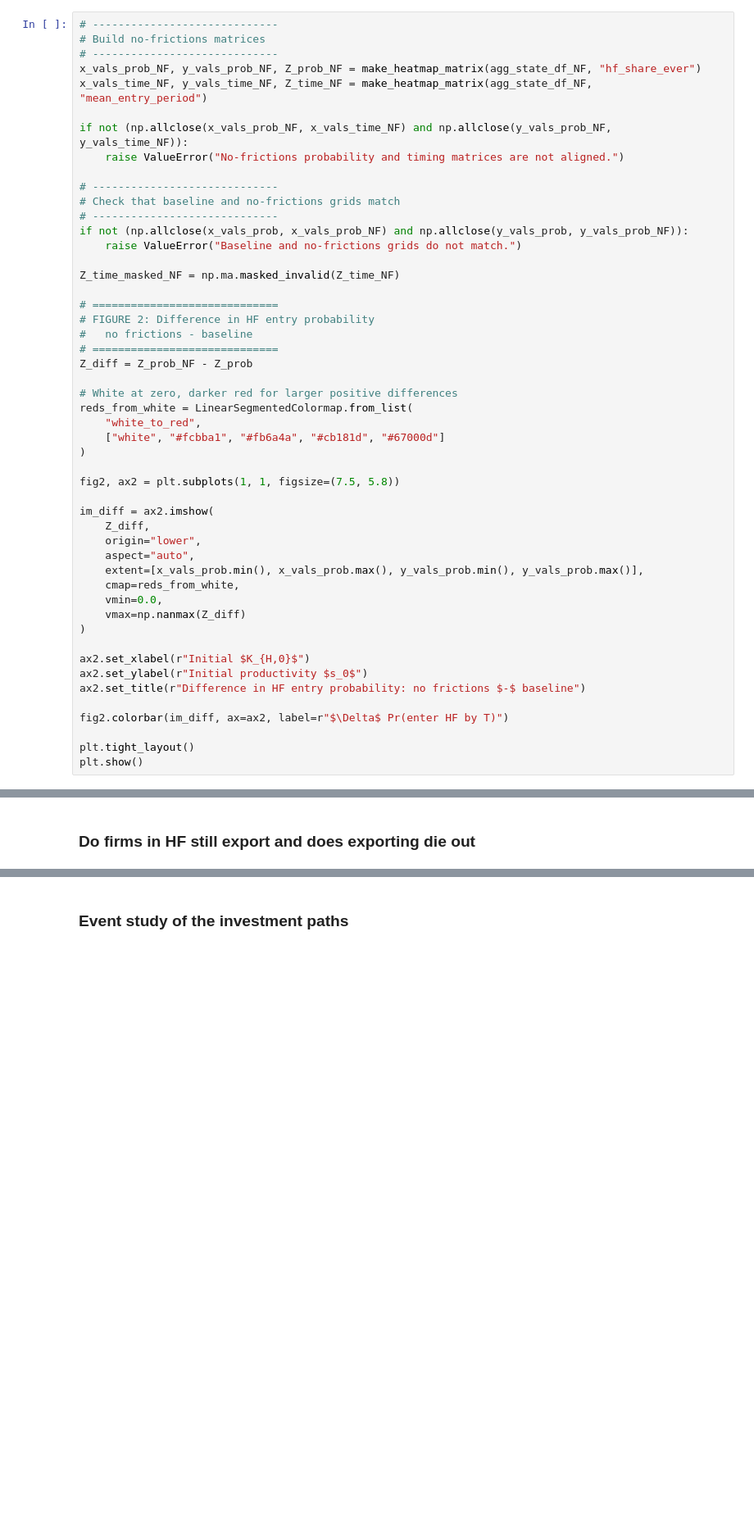
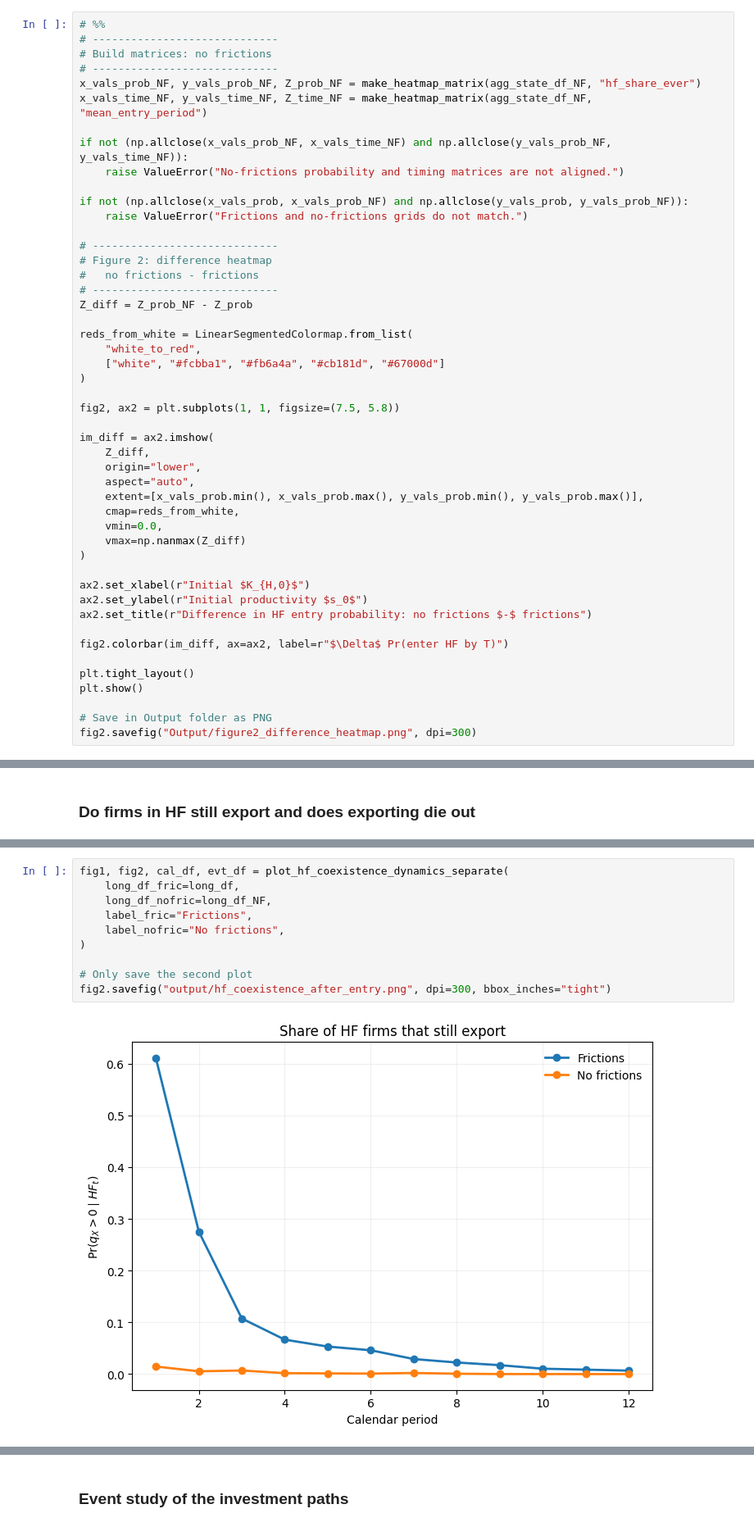
Before and after one commit to madlab404/Firm_relocation, a Jupyter notebook: Toy_model_finite_T_v2.ipynb, the cells around one changed output, grey strips where cells are left out. Shown at 82% size. Cells and saved outputs as stored; diff of their text form; blank space fills up the shorter version.

Commit message:
This commit is before the change in investment frictions specifications.
In addition, an output folder has been created for storing figures

```diff
--- a/Toy_model_finite_T_v2.ipynb
+++ b/Toy_model_finite_T_v2.ipynb
@@ -1566,9 +1921,10 @@ plt.show()
 2. Distribution of entry periods among entrants
 3. Cumulative entry probability
 4. Hazard rate
+# %%
 # %%
 # -----------------------------
-# Build no-frictions matrices
+# Build matrices: no frictions
 # -----------------------------
 x_vals_prob_NF, y_vals_prob_NF, Z_prob_NF = make_heatmap_matrix(agg_state_df_NF, "hf_share_ever")
 x_vals_time_NF, y_vals_time_NF, Z_time_NF = make_heatmap_matrix(agg_state_df_NF, "mean_entry_period")
@@ -1576,21 +1932,15 @@ x_vals_time_NF, y_vals_time_NF, Z_time_NF = make_heatmap_matrix(agg_state_df_NF,
 if not (np.allclose(x_vals_prob_NF, x_vals_time_NF) and np.allclose(y_vals_prob_NF, y_vals_time_NF)):
     raise ValueError("No-frictions probability and timing matrices are not aligned.")
 
+if not (np.allclose(x_vals_prob, x_vals_prob_NF) and np.allclose(y_vals_prob, y_vals_prob_NF)):
+    raise ValueError("Frictions and no-frictions grids do not match.")
+
 # -----------------------------
-# Check that baseline and no-frictions grids match
+# Figure 2: difference heatmap
+#   no frictions - frictions
 # -----------------------------
-if not (np.allclose(x_vals_prob, x_vals_prob_NF) and np.allclose(y_vals_prob, y_vals_prob_NF)):
-    raise ValueError("Baseline and no-frictions grids do not match.")
-
-Z_time_masked_NF = np.ma.masked_invalid(Z_time_NF)
-
-# =============================
-# FIGURE 2: Difference in HF entry probability
-#   no frictions - baseline
-# =============================
 Z_diff = Z_prob_NF - Z_prob
 
-# White at zero, darker red for larger positive differences
 reds_from_white = LinearSegmentedColormap.from_list(
     "white_to_red",
     ["white", "#fcbba1", "#fb6a4a", "#cb181d", "#67000d"]
@@ -1610,12 +1960,15 @@ im_diff = ax2.imshow(
 
 ax2.set_xlabel(r"Initial $K_{H,0}$")
 ax2.set_ylabel(r"Initial productivity $s_0$")
-ax2.set_title(r"Difference in HF entry probability: no frictions $-$ baseline")
+ax2.set_title(r"Difference in HF entry probability: no frictions $-$ frictions")
 
 fig2.colorbar(im_diff, ax=ax2, label=r"$\Delta$ Pr(enter HF by T)")
 
 plt.tight_layout()
 plt.show()
+
+# Save in Output folder as PNG
+fig2.savefig("Output/figure2_difference_heatmap.png", dpi=300)
 # %% [output]
 [figure]
 # %%
@@ -3115,0 +2806,12 @@ hf_calendar_df, hf_event_df = plot_hf_coexistence_dynamics(
+# %%
+fig1, fig2, cal_df, evt_df = plot_hf_coexistence_dynamics_separate(
+    long_df_fric=long_df,
+    long_df_nofric=long_df_NF,
+    label_fric="Frictions",
+    label_nofric="No frictions",
+)
+
+# Only save the second plot
+fig2.savefig("output/hf_coexistence_after_entry.png", dpi=300, bbox_inches="tight")
+# %% [output]
+[figure, added]
```
Also changed, not shown: parts of 49 cells of this notebook, 11 other files.
